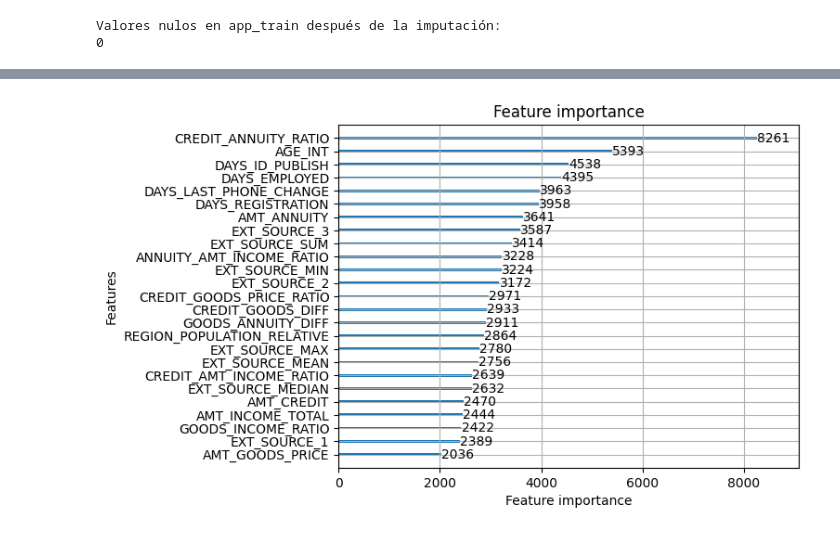
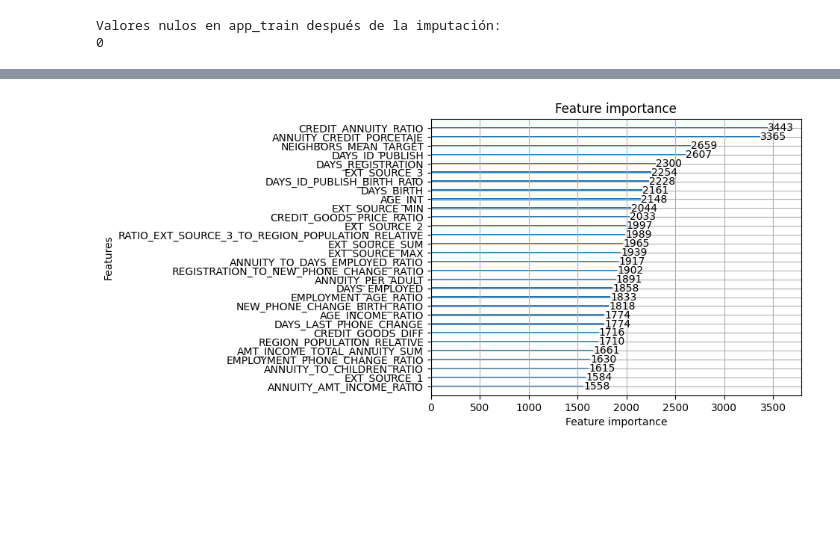
Before and after one commit to Yerrincar/TFG-Home-Credit-Default-Risk, a Jupyter notebook: JUPYTER_NOTEBOOKS/HOME_CREDIT_ML.ipynb, the cells around one changed output, grey strips where cells are left out. Cells and saved outputs as stored; diff of their text form; code cells hidden in the pictures; blank space fills up the shorter version.

Commit message:
Feature Engineering continuación - LighGBM de 0.7732445545833548 por el momento

```diff
--- a/JUPYTER_NOTEBOOKS/HOME_CREDIT_ML.ipynb
+++ b/JUPYTER_NOTEBOOKS/HOME_CREDIT_ML.ipynb
@@ -180,9 +255,11 @@ app_train['HOUSING_TYPE'] = app_train['NAME_HOUSING_TYPE'].map(housing_mapping)
 # y las categóricas con la moda.
 # Como sabemos que DAYS_EMPLOYEED tiene un valor erroneo, vamos a reemplazarlo por NaN
 app_train['DAYS_EMPLOYED'].replace({365243: np.nan}, inplace = True)
+# Reemplazar valores infinitos por NaN
+app_train.replace([np.inf, -np.inf], np.nan, inplace=True)
 # Algunas variables categóricas tienen valores como XNA, vamos a reemplazarlos por NaN
 def reemplazar_xna_por_nan(app_train):
-    variables_categoricas = app_train.select_dtypes(include=['object']).columns
+    variables_categoricas = app_train.select_dtypes(include=['object', 'category']).columns
     for col in variables_categoricas:
         app_train[col] = app_train[col].replace('XNA', np.nan)
     return app_train
@@ -193,7 +270,7 @@ def imputar_valores_nulos(app_train):
     variables_continuas = app_train.select_dtypes(include=['int64', 'float64']).columns
     for col in variables_continuas:
         app_train[col] = app_train[col].fillna(app_train[col].mean())
-    variables_categoricas = app_train.select_dtypes(include=['object']).columns
+    variables_categoricas = app_train.select_dtypes(include=['object', 'category']).columns
     for col in variables_categoricas:
         app_train[col] = app_train[col].fillna(app_train[col].mode()[0])
 
@@ -216,7 +293,7 @@ Valores nulos en app_train después de la imputación:
 # Vamos a probar con Label Encoding para las variables categoricas binarias y con
 # One Hot Encoding para el resto.
 
-variables_categoricas = app_train.select_dtypes(include=['object']).columns
+variables_categoricas = app_train.select_dtypes(include=['object', 'category']).columns
 variables_categoricas_binarias = [col for col in variables_categoricas if app_train[col].nunique() == 2]
 variables_categoricas_no_binarias = [col for col in variables_categoricas if app_train[col].nunique() > 2]
 def label_encoding_binarias(app_train):
@@ -266,2 +360,16 @@ print(app_train_nonan_le_oh_norm.isnull().sum().sum())
 Valores nulos en app_train después de la imputación:
 0
+# %%
+#Parte de Feature Engineering pero como KNN no funciona con nulos, lo colocamos aquí
+
+knn = NearestNeighbors(n_neighbors=500, metric='euclidean')
+knn.fit(app_train_nonan_le_oh_norm[['EXT_SOURCE_1', 'EXT_SOURCE_2', 'EXT_SOURCE_3', 'CREDIT_ANNUITY_RATIO']])
+distances, indices = knn.kneighbors(app_train_nonan_le_oh_norm[['EXT_SOURCE_1', 'EXT_SOURCE_2', 'EXT_SOURCE_3', 'CREDIT_ANNUITY_RATIO']])
+
+target_values = app_train_nonan_le_oh_norm['TARGET'].values
+neighbors_mean_target = []
+for neighbors_indices in indices:
+    neighbors_mean_target.append(target_values[neighbors_indices].mean())
+
+app_train_nonan_le_oh_norm['NEIGHBORS_MEAN_TARGET'] = neighbors_mean_target
+print(app_train_nonan_le_oh_norm['NEIGHBORS_MEAN_TARGET'].describe())
@@ -387,7 +533,9 @@ space = {
     'max_depth': hp.quniform('max_depth', 10, 20, 1),
     'bagging_fraction': hp.uniform('bagging_fraction', 0.6, 1.0),
     'lambda_l1': hp.loguniform('lambda_l1', -4, 0),
-    'lambda_l2': hp.loguniform('lambda_l2', -4, 0)
+    'lambda_l2': hp.loguniform('lambda_l2', -4, 0),
+    'reg_alpha': hp.uniform('reg_alpha', -5, 2),
+    'reg_lambda': hp.uniform('reg_lambda', -5, 2),
 
 }
 
@@ -506,9 +636,9 @@ AUC-ROC del modelo LightGBM optimizado con nuevos parámetros:  0.77005926196756
 # %%
 #Vamos a ver la importancia de las variables en el modelo para sacar ideas de cara al feature engineering
-lgb.plot_importance(model_optimizado, max_num_features=25)
+lgb.plot_importance(model_optimizado, max_num_features=30)
 plt.show()
 # %% [output]
-[figure, old version]
+[figure, new version]
 # %%
 #Optimización de hiperparámetros con XGBoost
 space_xgb = {
```
Also changed, not shown: parts of 17 cells of this notebook, 1 other file.
